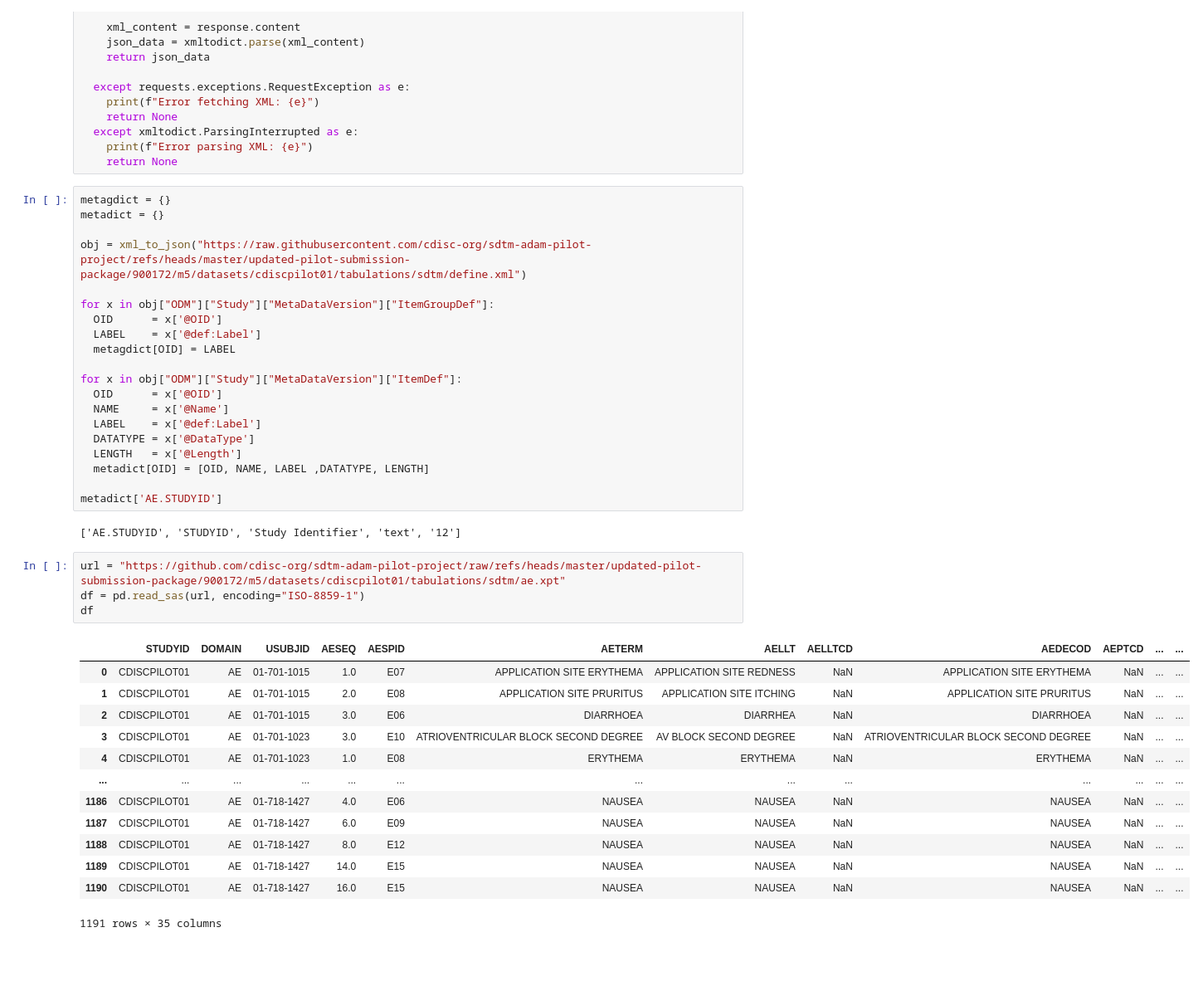
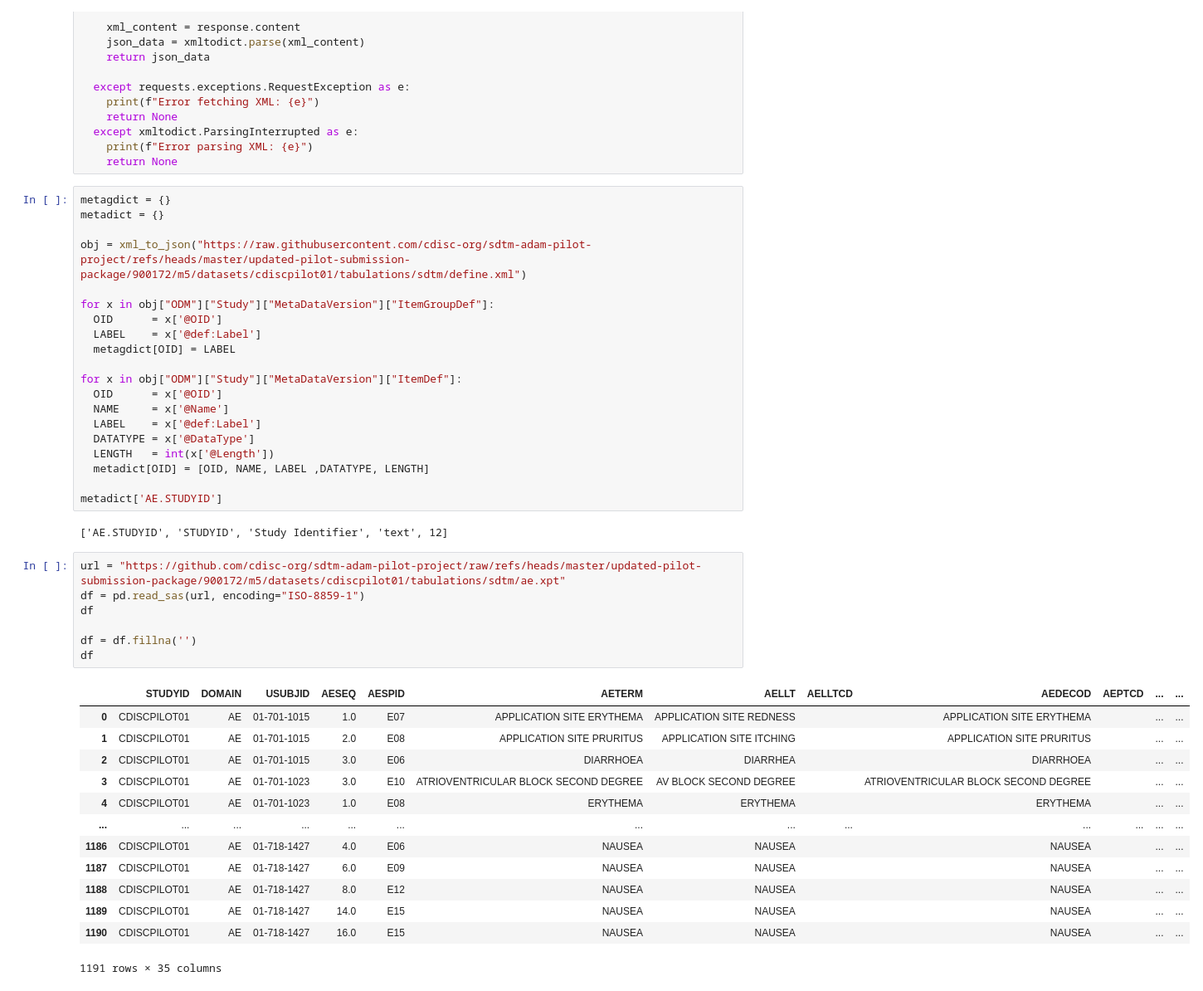
Before and after one commit to Takumi173/Temporary, a Jupyter notebook: XPT2DatasetJSON.ipynb, the cells around one changed output. Shown at 83% size. Saved outputs shown, nothing was run; the diff lists cells and outputs as text; blank space fills up the shorter version.

```diff
--- a/XPT2DatasetJSON.ipynb
+++ b/XPT2DatasetJSON.ipynb
@@ -45,29 +45,32 @@ for x in obj["ODM"]["Study"]["MetaDataVersion"]["ItemDef"]:
   NAME     = x['@Name']
   LABEL    = x['@def:Label']
   DATATYPE = x['@DataType']
-  LENGTH   = x['@Length']
+  LENGTH   = int(x['@Length'])
   metadict[OID] = [OID, NAME, LABEL ,DATATYPE, LENGTH]
 
 metadict['AE.STUDYID']
 # %% [output]
-['AE.STUDYID', 'STUDYID', 'Study Identifier', 'text', '12']
+['AE.STUDYID', 'STUDYID', 'Study Identifier', 'text', 12]
 # %%
 url = "https://github.com/cdisc-org/sdtm-adam-pilot-project/raw/refs/heads/master/updated-pilot-submission-package/900172/m5/datasets/cdiscpilot01/tabulations/sdtm/ae.xpt"
 df = pd.read_sas(url, encoding="ISO-8859-1")
 df
+
+df = df.fillna('')
+df
 # %% [output]
 |  | STUDYID | DOMAIN | USUBJID | AESEQ | AESPID | AETERM | AELLT | AELLTCD | AEDECOD | AEPTCD | ... | ... |
-| 0 | CDISCPILOT01 | AE | 01-701-1015 | 1.0 | E07 | APPLICATION SITE ERYTHEMA | APPLICATION SITE REDNESS | NaN | APPLICATION SITE ERYTHEMA | NaN | ... | ... |
-| 1 | CDISCPILOT01 | AE | 01-701-1015 | 2.0 | E08 | APPLICATION SITE PRURITUS | APPLICATION SITE ITCHING | NaN | APPLICATION SITE PRURITUS | NaN | ... | ... |
-| 2 | CDISCPILOT01 | AE | 01-701-1015 | 3.0 | E06 | DIARRHOEA | DIARRHEA | NaN | DIARRHOEA | NaN | ... | ... |
-| 3 | CDISCPILOT01 | AE | 01-701-1023 | 3.0 | E10 | ATRIOVENTRICULAR BLOCK SECOND DEGREE | AV BLOCK SECOND DEGREE | NaN | ATRIOVENTRICULAR BLOCK SECOND DEGREE | NaN | ... | ... |
-| 4 | CDISCPILOT01 | AE | 01-701-1023 | 1.0 | E08 | ERYTHEMA | ERYTHEMA | NaN | ERYTHEMA | NaN | ... | ... |
+| 0 | CDISCPILOT01 | AE | 01-701-1015 | 1.0 | E07 | APPLICATION SITE ERYTHEMA | APPLICATION SITE REDNESS |  | APPLICATION SITE ERYTHEMA |  | ... | ... |
+| 1 | CDISCPILOT01 | AE | 01-701-1015 | 2.0 | E08 | APPLICATION SITE PRURITUS | APPLICATION SITE ITCHING |  | APPLICATION SITE PRURITUS |  | ... | ... |
+| 2 | CDISCPILOT01 | AE | 01-701-1015 | 3.0 | E06 | DIARRHOEA | DIARRHEA |  | DIARRHOEA |  | ... | ... |
+| 3 | CDISCPILOT01 | AE | 01-701-1023 | 3.0 | E10 | ATRIOVENTRICULAR BLOCK SECOND DEGREE | AV BLOCK SECOND DEGREE |  | ATRIOVENTRICULAR BLOCK SECOND DEGREE |  | ... | ... |
+| 4 | CDISCPILOT01 | AE | 01-701-1023 | 1.0 | E08 | ERYTHEMA | ERYTHEMA |  | ERYTHEMA |  | ... | ... |
 | ... | ... | ... | ... | ... | ... | ... | ... | ... | ... | ... | ... | ... |
-| 1186 | CDISCPILOT01 | AE | 01-718-1427 | 4.0 | E06 | NAUSEA | NAUSEA | NaN | NAUSEA | NaN | ... | ... |
-| 1187 | CDISCPILOT01 | AE | 01-718-1427 | 6.0 | E09 | NAUSEA | NAUSEA | NaN | NAUSEA | NaN | ... | ... |
-| 1188 | CDISCPILOT01 | AE | 01-718-1427 | 8.0 | E12 | NAUSEA | NAUSEA | NaN | NAUSEA | NaN | ... | ... |
-| 1189 | CDISCPILOT01 | AE | 01-718-1427 | 14.0 | E15 | NAUSEA | NAUSEA | NaN | NAUSEA | NaN | ... | ... |
-| 1190 | CDISCPILOT01 | AE | 01-718-1427 | 16.0 | E15 | NAUSEA | NAUSEA | NaN | NAUSEA | NaN | ... | ... |
+| 1186 | CDISCPILOT01 | AE | 01-718-1427 | 4.0 | E06 | NAUSEA | NAUSEA |  | NAUSEA |  | ... | ... |
+| 1187 | CDISCPILOT01 | AE | 01-718-1427 | 6.0 | E09 | NAUSEA | NAUSEA |  | NAUSEA |  | ... | ... |
+| 1188 | CDISCPILOT01 | AE | 01-718-1427 | 8.0 | E12 | NAUSEA | NAUSEA |  | NAUSEA |  | ... | ... |
+| 1189 | CDISCPILOT01 | AE | 01-718-1427 | 14.0 | E15 | NAUSEA | NAUSEA |  | NAUSEA |  | ... | ... |
+| 1190 | CDISCPILOT01 | AE | 01-718-1427 | 16.0 | E15 | NAUSEA | NAUSEA |  | NAUSEA |  | ... | ... |
 1191 rows × 35 columns
 # %%
 # prompt: 現在時刻をISO8601形式で取得する
```
Also changed, not shown: parts of 3 cells of this notebook.
